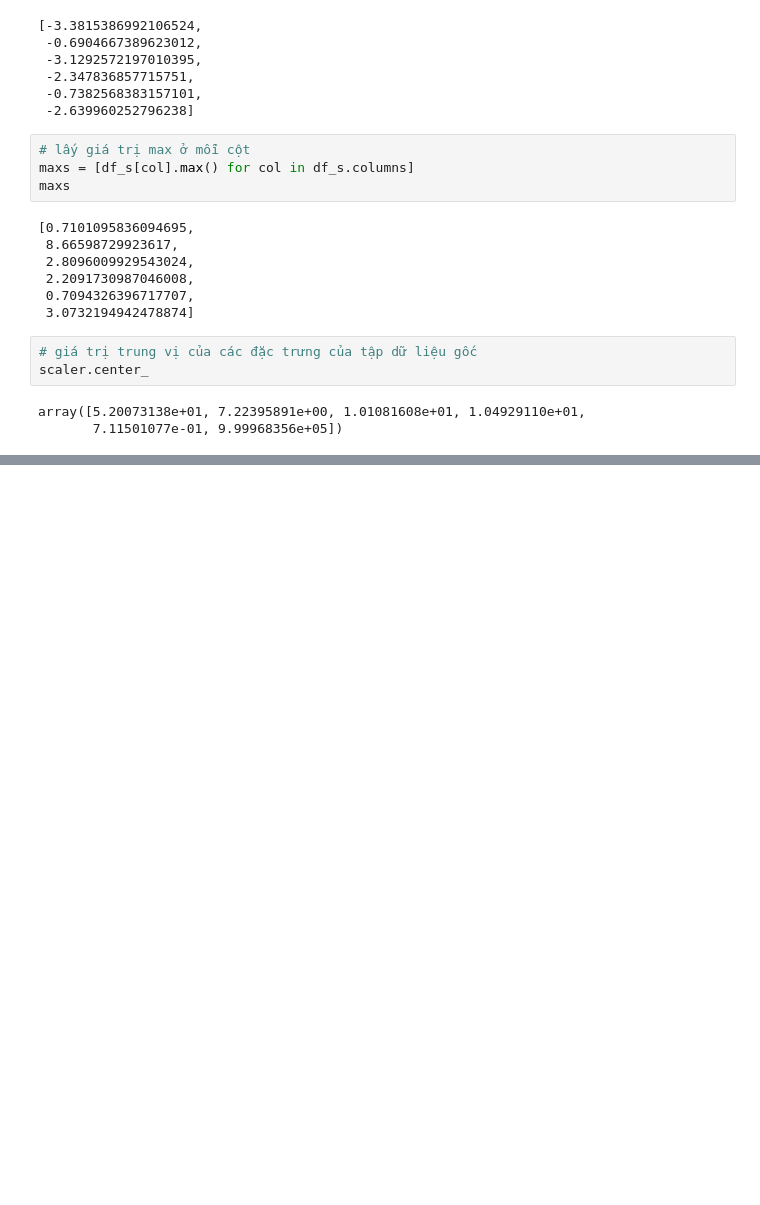
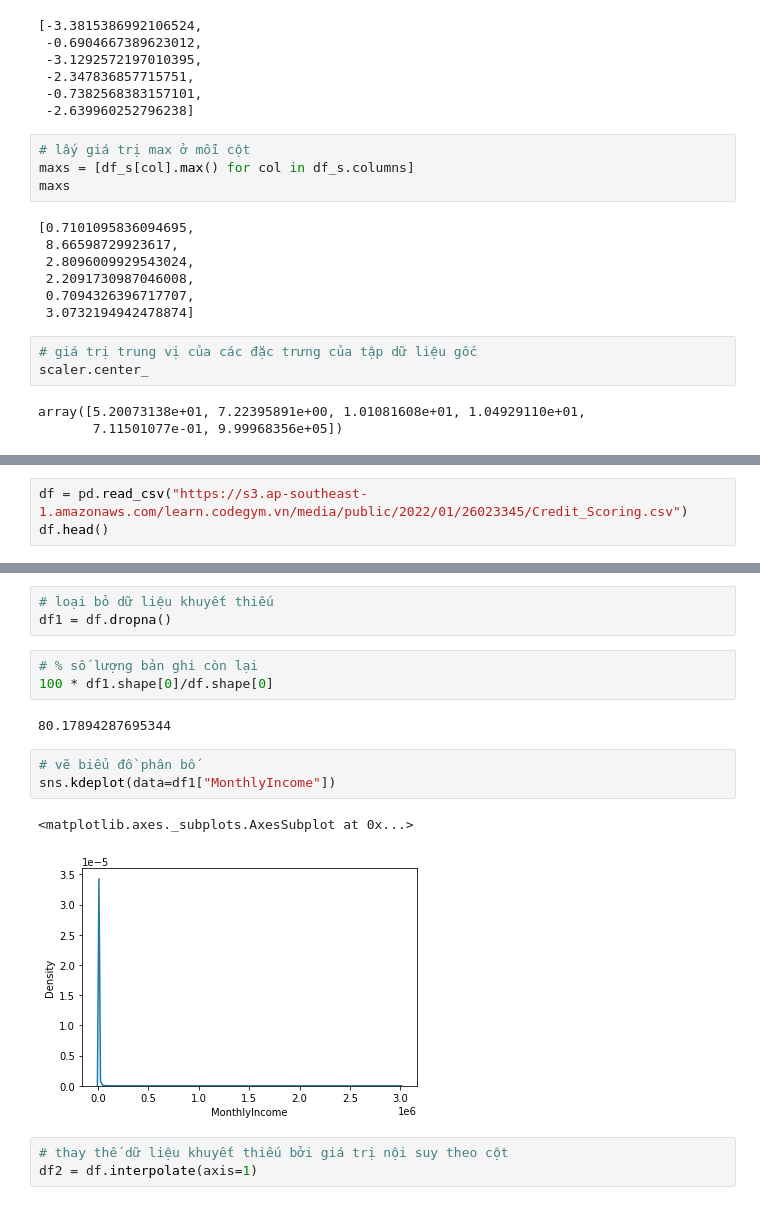
Before and after one commit to mark3000-010701/Dataanalyst, a Jupyter notebook: Thực_Hành_Tiền_xử_lí_1.ipynb, the cells around one changed output, grey strips where cells are left out. Cells and saved outputs as stored; diff of their text form; blank space fills up the shorter version.

```diff
--- a/Thực_Hành_Tiền_xử_lí_1.ipynb
+++ b/Thực_Hành_Tiền_xử_lí_1.ipynb
@@ -413,0 +421,3 @@ array([5.20073138e+01, 7.22395891e+00, 1.01081608e+01, 1.04929110e+01,
+# %%
+df = pd.read_csv("https://s3.ap-southeast-1.amazonaws.com/learn.codegym.vn/media/public/2022/01/26023345/Credit_Scoring.csv")
+df.head()
@@ -413,0 +484,17 @@ array([5.20073138e+01, 7.22395891e+00, 1.01081608e+01, 1.04929110e+01,
+# %%
+# loại bỏ dữ liệu khuyết thiếu
+df1 = df.dropna()
+# %%
+# % số lượng bản ghi còn lại
+100 * df1.shape[0]/df.shape[0]
+# %% [output]
+80.17894287695344
+# %%
+# vẽ biểu đồ phân bố
+sns.kdeplot(data=df1["MonthlyIncome"])
+# %% [output]
+<matplotlib.axes._subplots.AxesSubplot at 0x...>
+[figure, added]
+# %%
+# thay thế dữ liệu khuyết thiếu bởi giá trị nội suy theo cột
+df2 = df.interpolate(axis=1)
```
Also changed, not shown: parts of 24 cells of this notebook.
